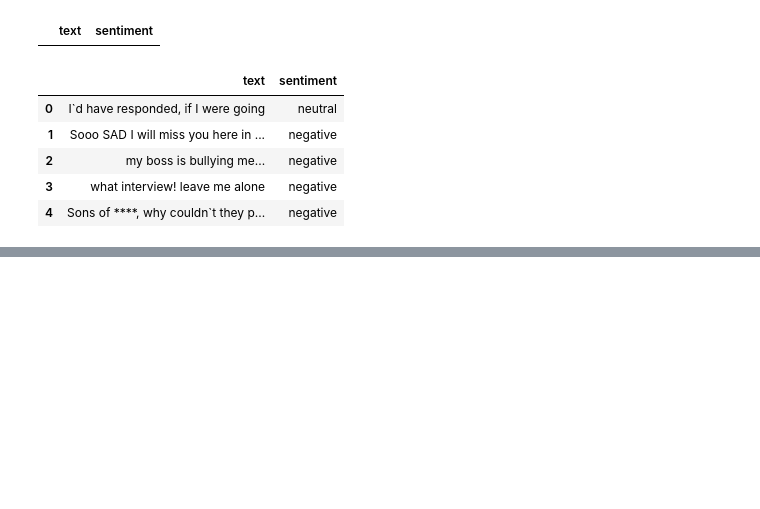
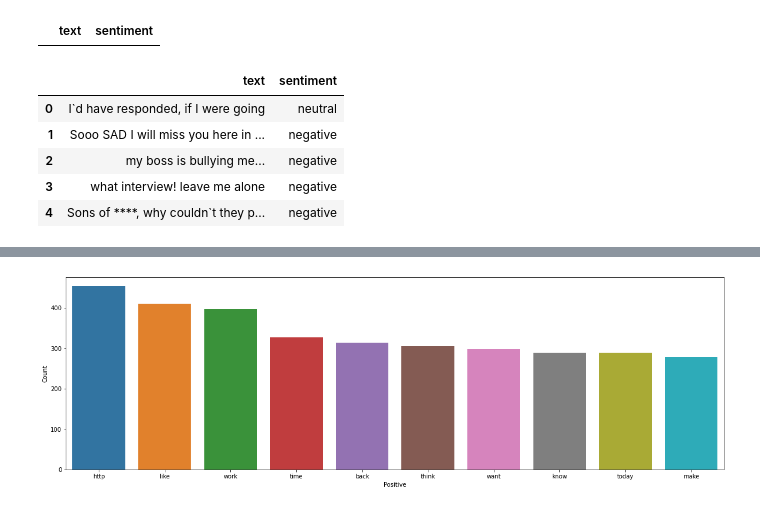
Before and after one commit to dustycoder-sayan/FC32_FantomInnovators, a Jupyter notebook: SentimentAnalysis.ipynb, the cells around one changed output, grey strips where cells are left out. Drawn from its saved outputs; the diff is of its cells as text; code cells hidden in the pictures; blank space fills up the shorter version.

```diff
--- a/SentimentAnalysis.ipynb
+++ b/SentimentAnalysis.ipynb
@@ -219,8 +266,9 @@ pos_df = pos_df.apply(preprocessor)
 # %%
 sen ='Positive'
-print('\033[1mFrequency of Words owing to Positive texts'.center(150))
-pos_df_text = freq_text(pos_df)
-pos_frq_df = freq_df(pos_df_text,sen)
-plot_freq_dis(pos_frq_df,sen)
+pos_text = freq_text(pos_df)
+pos_freq_df = freq_df(pos_text,sen)
+plot_freq_dis(pos_freq_df,sen)
+# %% [output]
+[figure, added]
 # %%
 neg_df = neg_df.apply(preprocessor)
```
Also changed, not shown: parts of 17 cells of this notebook, 5 other files.
